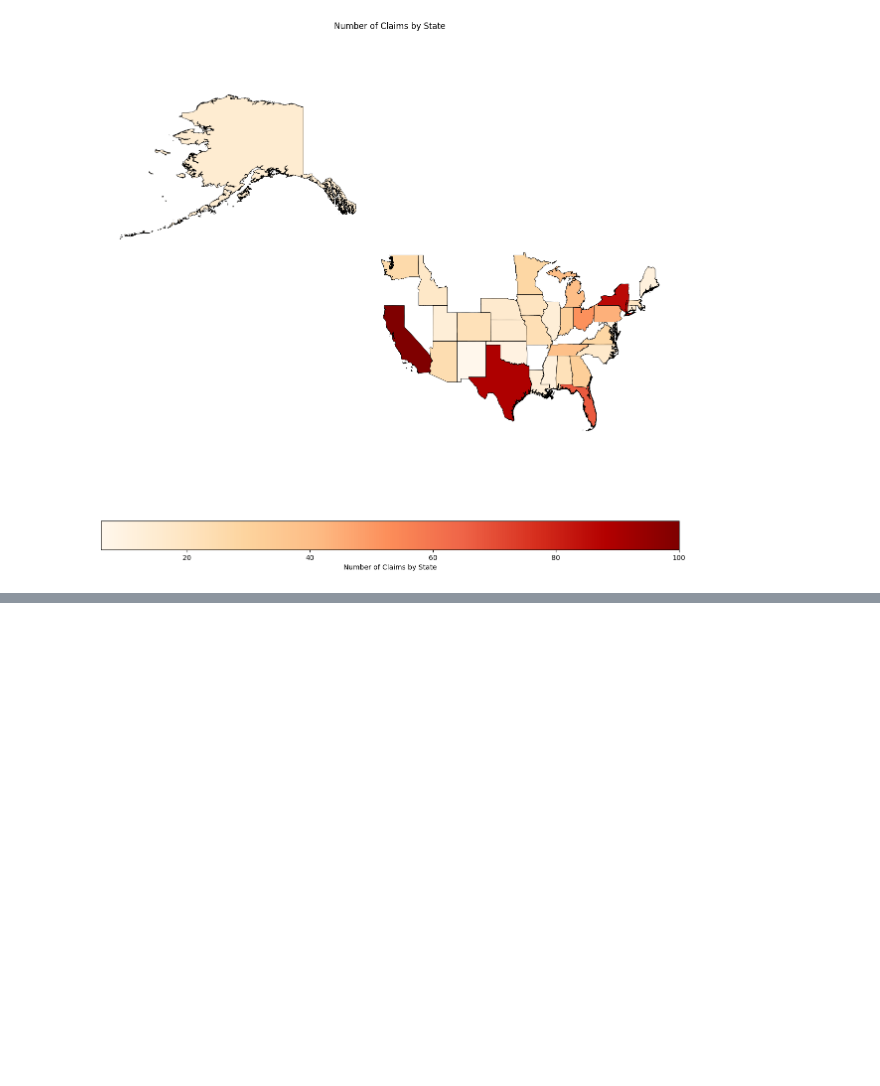
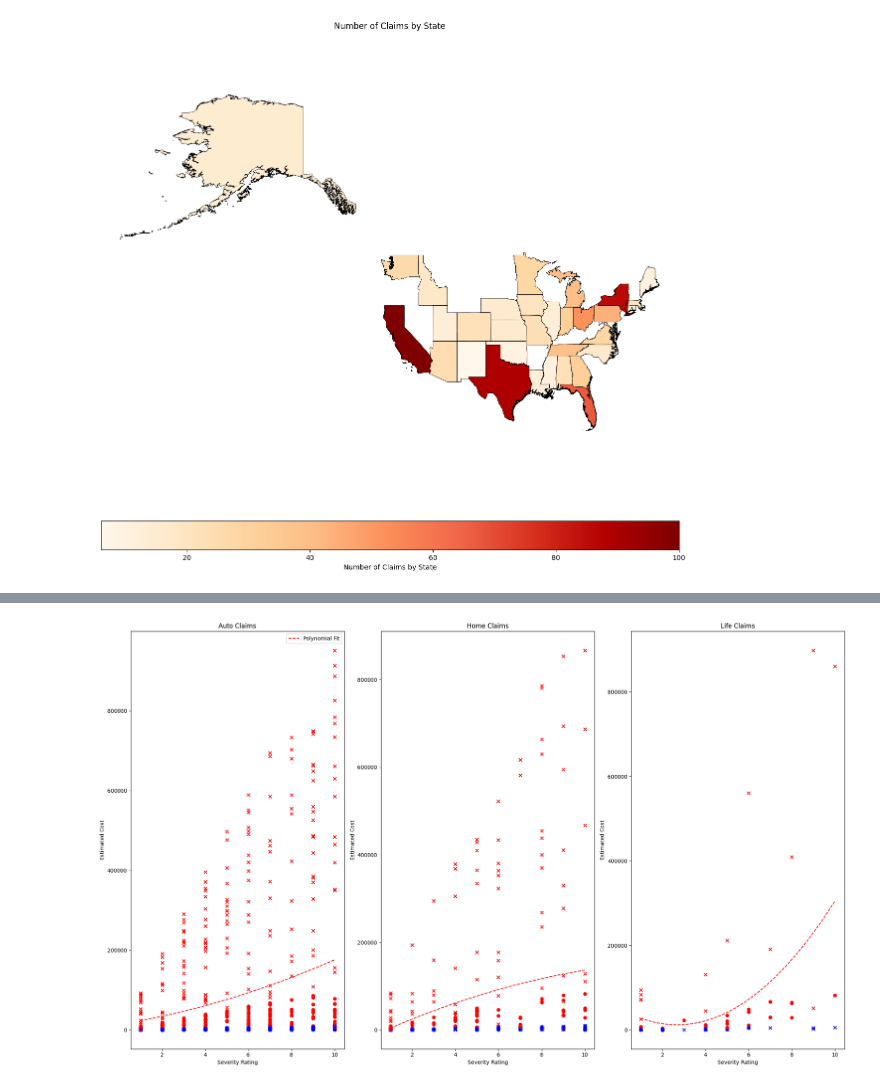
Before and after one commit to StateFarmInsCodingCompetition/2023-StateFarm-CodingCompetition-Finals, a Jupyter notebook: python/data_analysis.ipynb, the cells around one changed output, grey strips where cells are left out. Cells and saved outputs as stored; diff of their text form; code cells hidden in the pictures; blank space fills up the shorter version.

```diff
--- a/python/data_analysis.ipynb
+++ b/python/data_analysis.ipynb
@@ -356,0 +557,51 @@ plt.show()
+# %%
+from numpy.polynomial.polynomial import Polynomial
+
+# Defining type of claims
+claim_types = ['Auto', 'Home', 'Life']
+
+# Set up the figure and axes for the subplots
+fig, axes = plt.subplots(1, 3, figsize=(20, 12))  # 1 row, 3 columns
+
+# Loop through the claim types and create a subplot for each
+for i, claim_type in enumerate(claim_types):
+    # Filter the DataFrame for the current claim type
+    df_filtered = claims_df[claims_df['type'] == claim_type]
+
+    # Prepare data for polynomial fit
+    xdata = df_filtered['severity_rating']
+    ydata = df_filtered['estimate_cost']
+
+    # Fit a Polynomial (degree can be adjusted)
+    degree = 2  # Degree of the polynomial
+    coefs = Polynomial.fit(xdata, ydata, degree).convert().coef
+
+    # Plotting the polynomial fit line
+    x_fit = np.linspace(min(xdata), max(xdata), 100)
+    y_fit = sum(coefs[j] * x_fit**j for j in range(len(coefs)))
+    axes[i].plot(x_fit, y_fit, "r--", label='Polynomial Fit')
+
+    # Iterate through the filtered DataFrame and plot each point with the appropriate color and marker
+    for index, row in df_filtered.iterrows():
+        color = 'red' if row['total_loss'] else 'blue'
+        marker = 'x' if row['loss_of_life'] else 'o'
+        axes[i].scatter(row['severity_rating'], row['estimate_cost'], color=color, marker=marker)
+
+    # Add titles and labels to each subplot
+    axes[i].set_title(f'{claim_type} Claims')
+    axes[i].set_xlabel('Severity Rating')
+    axes[i].set_ylabel('Estimated Cost')
+
+    # Only add legend to the first subplot for clarity
+    if i == 0:
+        handles, labels = axes[i].get_legend_handles_labels()
+        by_label = dict(zip(labels, handles))
+        axes[i].legend(by_label.values(), by_label.keys())
+
+# Adjust the layout so labels and titles don't overlap
+plt.tight_layout()
+
+# Show the plot
+plt.show()
+# %% [output]
+[figure, added]
```
Also changed, not shown: parts of 13 cells of this notebook.
